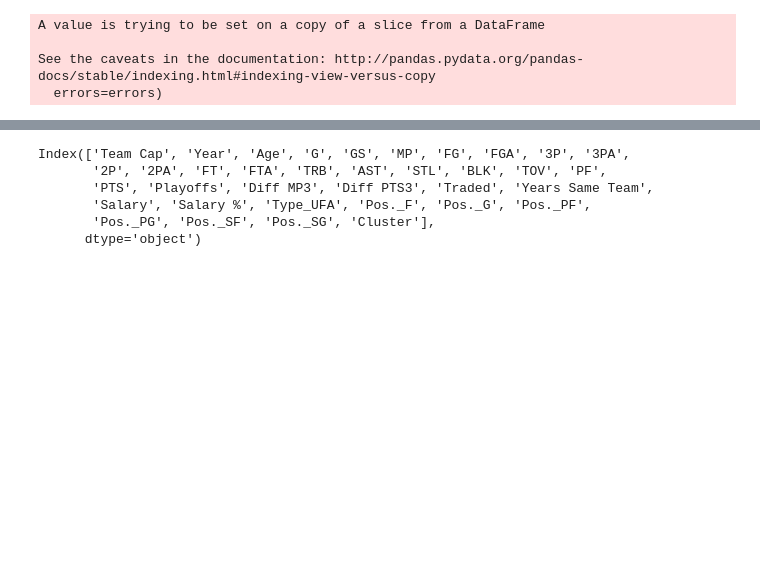
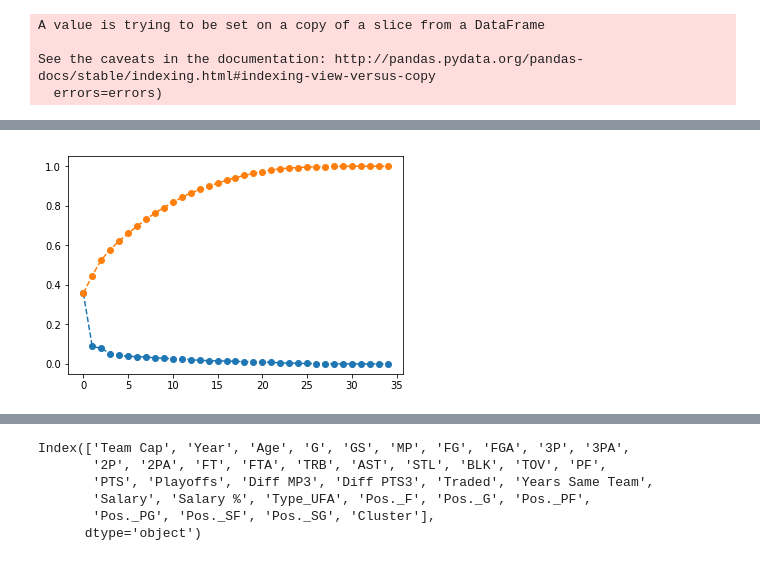
Before and after one commit to marcussteele/nba_churn, a Jupyter notebook: random_forest_clusters.ipynb, the cells around one changed output, grey strips where cells are left out. Saved outputs shown, nothing was run; the diff lists cells and outputs as text; code cells hidden in the pictures; blank space fills up the shorter version.

```diff
--- a/random_forest_clusters.ipynb
+++ b/random_forest_clusters.ipynb
@@ -59,0 +86,5 @@ reduced = pca.transform(X1)
+# %%
+plt.plot(pca.explained_variance_ratio_, '--o');
+plt.plot(pca.explained_variance_ratio_.cumsum(), '--o');
+# %% [output]
+[figure, added]
```
Also changed, not shown: parts of 7 cells of this notebook, 6 other files.
